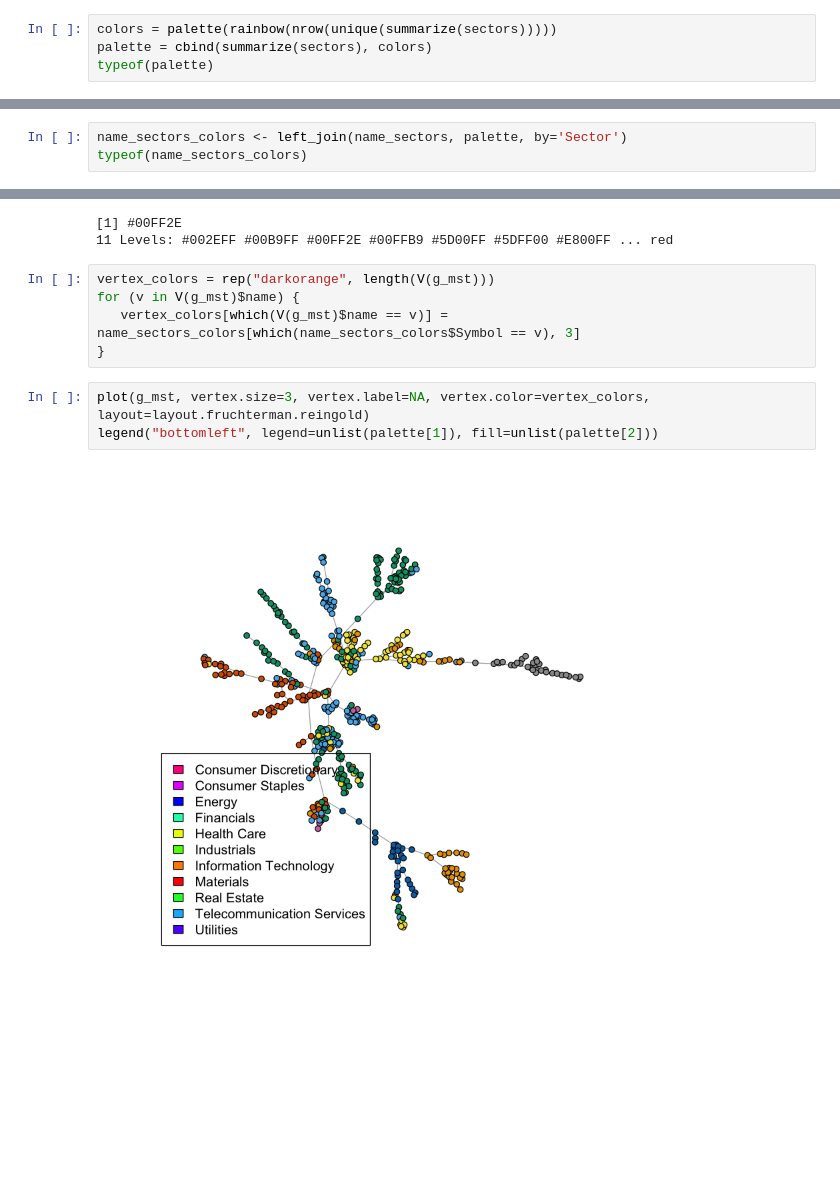
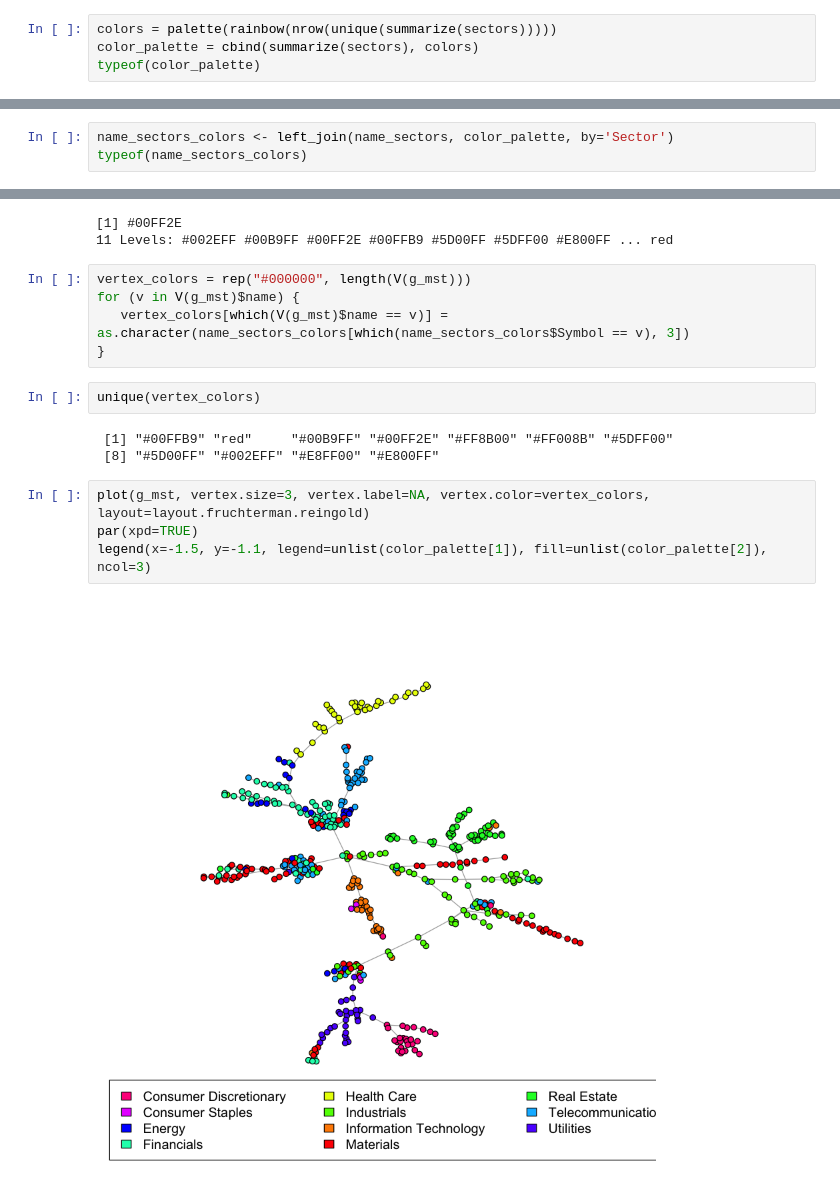
Before and after one commit to maithilibhide/ECE232, a Jupyter notebook: Project5/Stocks_Graph.ipynb, the cells around one changed output, grey strips where cells are left out. Drawn from its saved outputs; the diff is of its cells as text; blank space fills up the shorter version.

```diff
--- a/Project5/Stocks_Graph.ipynb
+++ b/Project5/Stocks_Graph.ipynb
@@ -166,12 +156,12 @@ summarize(sectors, count=n())
 | Utilities | 28 |
 # %%
 colors = palette(rainbow(nrow(unique(summarize(sectors)))))
-palette = cbind(summarize(sectors), colors)
-typeof(palette)
+color_palette = cbind(summarize(sectors), colors)
+typeof(color_palette)
 # %% [output]
 [1] "list"
 # %%
-name_sectors_colors <- left_join(name_sectors, palette, by='Sector')
+name_sectors_colors <- left_join(name_sectors, color_palette, by='Sector')
 typeof(name_sectors_colors)
 # %% [output]
 [1] "list"
@@ -185,12 +175,18 @@ name_sectors_colors[which(name_sectors_colors$Symbol == 'ZTS'), 3]
 [1] #00FF2E
 11 Levels: #002EFF #00B9FF #00FF2E #00FFB9 #5D00FF #5DFF00 #E800FF ... red
 # %%
-vertex_colors = rep("darkorange", length(V(g_mst)))
+vertex_colors = rep("#000000", length(V(g_mst)))
 for (v in V(g_mst)$name) {
-   vertex_colors[which(V(g_mst)$name == v)] = name_sectors_colors[which(name_sectors_colors$Symbol == v), 3]
+   vertex_colors[which(V(g_mst)$name == v)] = as.character(name_sectors_colors[which(name_sectors_colors$Symbol == v), 3])
 }
+# %%
+unique(vertex_colors)
+# %% [output]
+ [1] "#00FFB9" "red"     "#00B9FF" "#00FF2E" "#FF8B00" "#FF008B" "#5DFF00"
+ [8] "#5D00FF" "#002EFF" "#E8FF00" "#E800FF"
 # %%
 plot(g_mst, vertex.size=3, vertex.label=NA, vertex.color=vertex_colors, layout=layout.fruchterman.reingold)
-legend("bottomleft", legend=unlist(palette[1]), fill=unlist(palette[2]))
+par(xpd=TRUE)
+legend(x=-1.5, y=-1.1, legend=unlist(color_palette[1]), fill=unlist(color_palette[2]), ncol=3)
 # %% [output]
-[figure, old version]
+[figure, new version]
```
Also changed, not shown: parts of 12 cells of this notebook.
